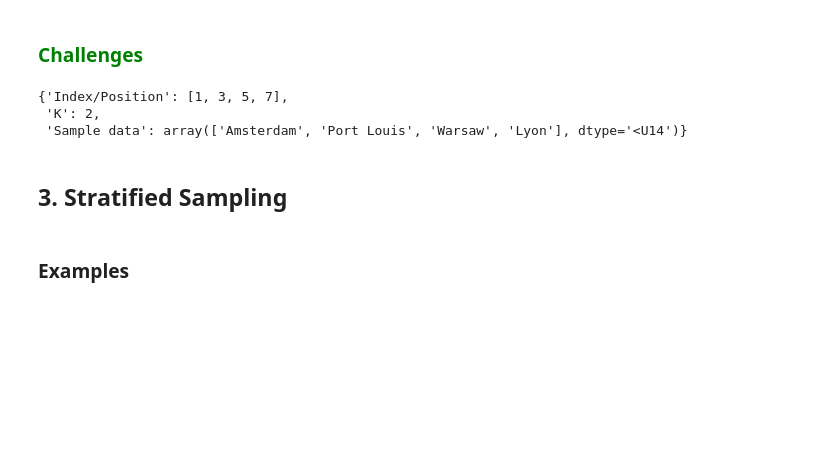
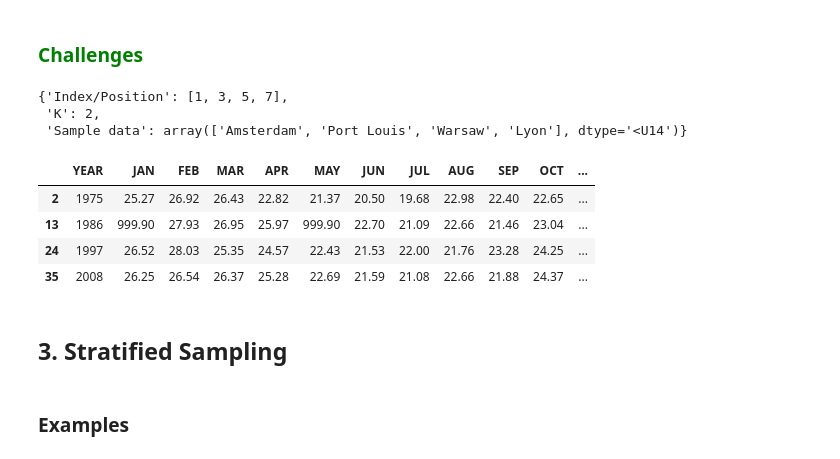
Before and after one commit to mwass/collab_notebooks, a Jupyter notebook: Copy_of_AfterWork_Data_Science_Sampling_Techniques_with_Python_Notebook.ipynb, the cells around one changed output. Saved outputs shown, nothing was run; the diff lists cells and outputs as text; code cells hidden in the pictures; blank space fills up the shorter version.

```diff
--- a/Copy_of_AfterWork_Data_Science_Sampling_Techniques_with_Python_Notebook.ipynb
+++ b/Copy_of_AfterWork_Data_Science_Sampling_Techniques_with_Python_Notebook.ipynb
@@ -313,3 +304,36 @@ sys_sample(cities, r = 1, n = 4)
+# %%
+# Challenge 2
+# ---
+# Perfom systematic sampling on the following Rio City temperature.
+# ---
+# Dataset url = https://bit.ly/RioTemperature
+# ---
+# OUR CODE GOES BELOW
+#
+def sys_sample(df, r, n):
+    k = df.shape[0] // n
+
+    b = [None] * n; a = r
+    b[0] = a
+
+    for i in np.arange(1, n):
+        a = a + k
+
+        if a > df.shape[0]:
+            a = a - df.shape[0]
+
+        b[i] = a
+
+    return df[df.index.isin(b)]
+
+rio_temperature = pd.read_csv("https://bit.ly/RioTemperature")
+sys_sample(rio_temperature, r = 2, n = 4)
+# %% [output]
+|  | YEAR | JAN | FEB | MAR | APR | MAY | JUN | JUL | AUG | SEP | OCT | ... |
+| 2 | 1975 | 25.27 | 26.92 | 26.43 | 22.82 | 21.37 | 20.50 | 19.68 | 22.98 | 22.40 | 22.65 | ... |
+| 13 | 1986 | 999.90 | 27.93 | 26.95 | 25.97 | 999.90 | 22.70 | 21.09 | 22.66 | 21.46 | 23.04 | ... |
+| 24 | 1997 | 26.52 | 28.03 | 25.35 | 24.57 | 22.43 | 21.53 | 22.00 | 21.76 | 23.28 | 24.25 | ... |
+| 35 | 2008 | 26.25 | 26.54 | 26.37 | 25.28 | 22.69 | 21.59 | 21.08 | 22.66 | 21.88 | 24.37 | ... |
 # %% [markdown]
 ## 3. Stratified Sampling
 # %% [markdown]
```
Also changed, not shown: parts of 1 cell of this notebook.
